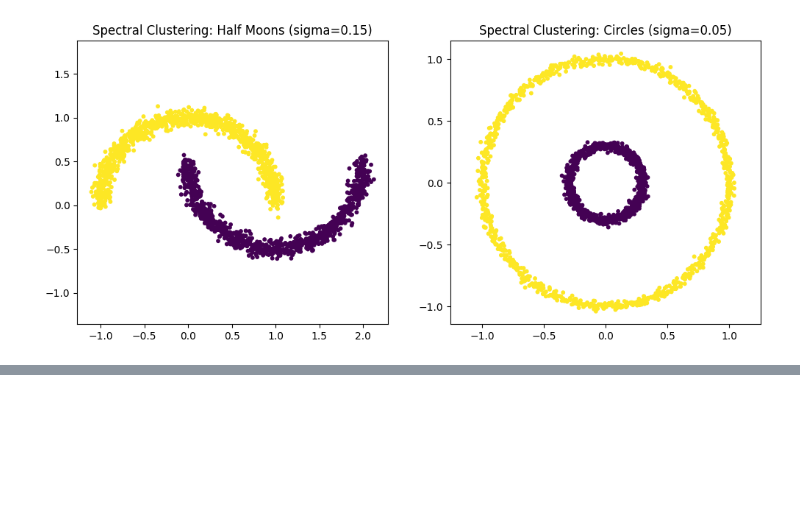
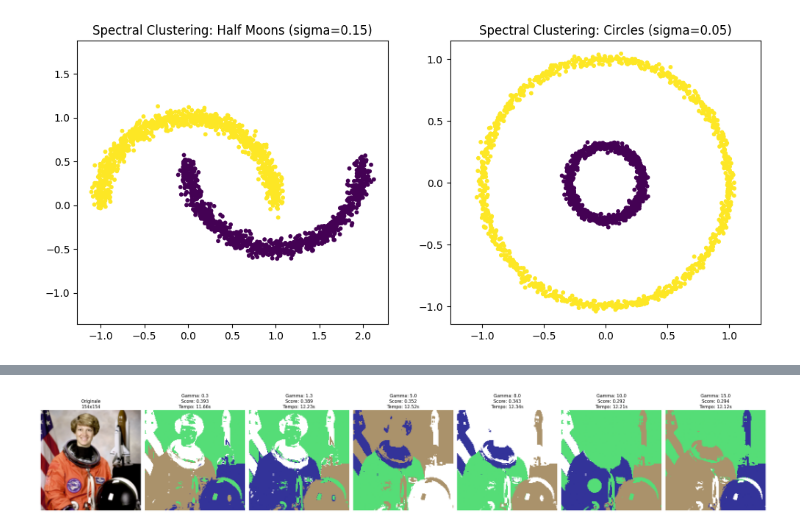
Before and after one commit to giorgiozoccatelli/ComputationalLinearAlgebra, a Jupyter notebook: SpectralClustering/SpectralClustering.ipynb, the cells around one changed output, grey strips where cells are left out. Saved outputs shown, nothing was run; the diff lists cells and outputs as text; code cells hidden in the pictures; blank space fills up the shorter version.

Commit message:
vari dataset

```diff
--- a/SpectralClustering/SpectralClustering.ipynb
+++ b/SpectralClustering/SpectralClustering.ipynb
@@ -213,0 +337,88 @@ Standard Spectral    | 1.2069s | 1.0000
+# %%
+###CON ANALISI DEL MIGLIORE GAMMA USANDO LA SILHOUETTE SCORE ---TROVATO CHE IL MIGLIROE E' 1.3
+
+import numpy as np
+import matplotlib.pyplot as plt
+import time
+from skimage import data
+from skimage.transform import rescale
+from sklearn.preprocessing import StandardScaler
+from sklearn.metrics import silhouette_score
+
+# --- 1. PREPARAZIONE DATASET (ASTRONAUT) ---
+img_astro = data.astronaut()
+
+# Scala al 30% per avere circa 45.000-50.000 pixel
+scale_factor = 0.30
+img_res = rescale(img_astro, scale_factor, channel_axis=-1, anti_aliasing=True)
+rows, cols, dims = img_res.shape
+n_pixels = rows * cols
+
+# Creazione Feature Vector: Posizione (x,y) + Colore (R,G,B)
+r_coords, c_coords = np.indices((rows, cols))
+X_astro = np.column_stack([
+    r_coords.ravel(),
+    c_coords.ravel(),
+    img_res[:,:,0].ravel() * 300, # Peso per il canale Rosso
+    img_res[:,:,1].ravel() * 300, # Peso per il canale Verde
+    img_res[:,:,2].ravel() * 300  # Peso per il canale Blu
+])
+
+# Normalizzazione fondamentale per lo Spectral Clustering
+X_scaled = StandardScaler().fit_transform(X_astro)
+
+print(f"Dataset: Astronauta | Pixel: {n_pixels} | Dimensioni: {rows}x{cols}")
+
+# --- 2. ANALISI DEI PARAMETRI GAMMA ---
+gamma_values = [0.3, 1.3, 5.0, 8.0, 10.0, 15.0]
+results = []
+
+for g in gamma_values:
+    print(f"Elaborazione Gamma={g}...")
+    t_start = time.time()
+
+    # Eseguiamo Nyström-Fowlkes (m=300 è circa lo 0.6% dei dati)
+    labels = nystrom_fowlkes_spectra_clustering(X_scaled, m=500, n_clusters=4, gamma=g)
+
+    t_end = time.time() - t_start
+
+    # Calcolo Silhouette Score su un campione di 1000 pixel per velocità
+    sample_idx = np.random.choice(n_pixels, 1000, replace=False)
+    score = silhouette_score(X_scaled[sample_idx], labels[sample_idx])
+
+    results.append({
+        'gamma': g,
+        'labels': labels,
+        'time': t_end,
+        'score': score
+    })
+
+# --- 3. VISUALIZZAZIONE RISULTATI ---
+n_plots = len(gamma_values) + 1
+fig, axes = plt.subplots(1, n_plots, figsize=(4 * n_plots, 5))
+
+# Plot Immagine Originale
+axes[0].imshow(img_res)
+axes[0].set_title(f"Originale\n{rows}x{cols}")
+axes[0].axis('off')
+
+# Plot dei vari Gamma
+for i, res in enumerate(results):
+    seg_map = res['labels'].reshape(rows, cols)
+    axes[i+1].imshow(seg_map, cmap='terrain')
+    title = (f"Gamma: {res['gamma']}\n"
+             f"Score: {res['score']:.3f}\n"
+             f"Tempo: {res['time']:.2f}s")
+    axes[i+1].set_title(title)
+    axes[i+1].axis('off')
+
+plt.tight_layout()
+plt.show()
+
+# --- 4. CONCLUSIONI ---
+best_res = max(results, key=lambda x: x['score'])
+print("-" * 50)
+print(f"Analisi completata.")
+print(f"Il Gamma che offre la migliore separazione è {best_res['gamma']} "
+      f"con uno score di {best_res['score']:.4f}.")
+# %% [output]
@@ -213,0 +432 @@ Standard Spectral    | 1.2069s | 1.0000
+[figure, added]
```
Also changed, not shown: parts of 8 cells of this notebook.
